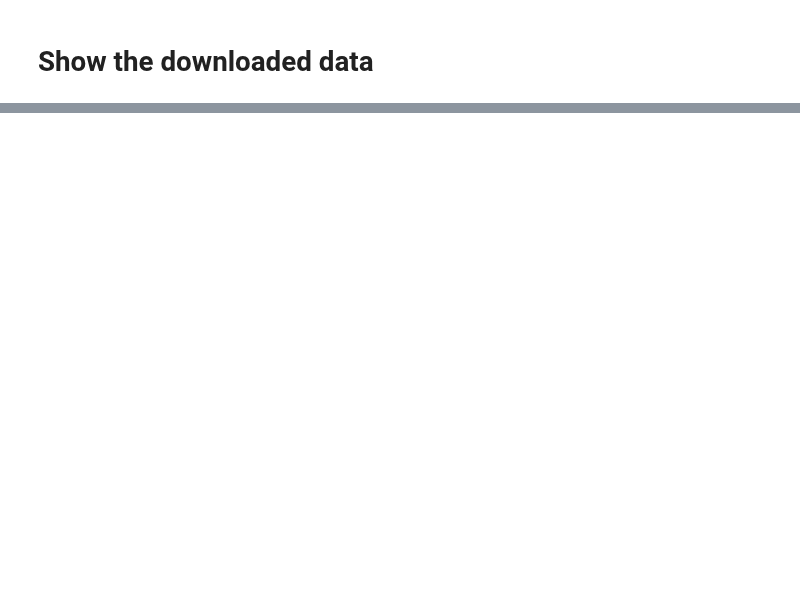
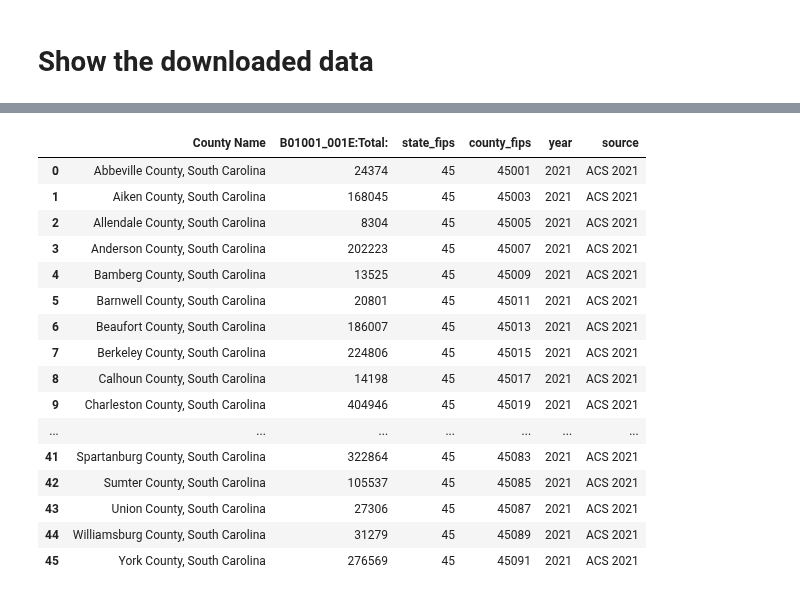
Before and after one commit to gladcolor/LLM-Find, a Jupyter notebook: LLM_Find.ipynb, the cells around one changed output, grey strips where cells are left out. Cells and saved outputs as stored; diff of their text form; code cells hidden in the pictures; blank space fills up the shorter version.

```diff
--- a/LLM_Find.ipynb
+++ b/LLM_Find.ipynb
@@ -567,11 +575,11 @@ Note: If you request the "latest" data in the task, LLMs may have difficult to k
 # '''
 
 # task_name = "Three Gorges Dam"
-downloaded_file_name = r'Three_Gorges_Dam.tif'
-saved_fname = os.path.join(os.getcwd(), "Downloaded_Data", downloaded_file_name)
-task = rf'''1. Download the satellite images of Three Gorges Dam in China at level 16.
-2. Save the downloaded data in geo-tiff format, save it at: {saved_fname}
-'''
+# downloaded_file_name = r'Three_Gorges_Dam.tif'
+# saved_fname = os.path.join(os.getcwd(), "Downloaded_Data", downloaded_file_name)
+# task = rf'''1. Download the satellite images of Three Gorges Dam in China at level 16.
+# 2. Save the downloaded data in geo-tiff format, save it at: {saved_fname}
+# '''
 # %% [markdown]
 ## Data source 7:  OpenTopography
 # %%
@@ -730,24 +890,42 @@ print("ext_name:", ext_name)
 # %%
 
 if ext_name == '.csv':
-    df = pd.read_csv(saved_fname, encoding='ISO-8859-1')
+    df = pd.read_csv(saved_fname, encoding='ISO-8859-1', dtype=object)
     results = df
 
 if ext_name == 'gpkg':
     gdf = gpd.read_file(saved_fname)
     results = gdf
     # gdf.plot()
     # gdf.explore()
 
 if selected_data_source == 'ESRI World Imagery (for Export)':
     results = Image.open(saved_fname)
 
 if selected_data_source == 'OpenTopography':
     results = Image.open(saved_fname)
     plt
 
 
 results
+# %% [output]
+|  | County Name | B01001_001E:Total: | state_fips | county_fips | year | source |
+| 0 | Abbeville County, South Carolina | 24374 | 45 | 45001 | 2021 | ACS 2021 |
+| 1 | Aiken County, South Carolina | 168045 | 45 | 45003 | 2021 | ACS 2021 |
+| 2 | Allendale County, South Carolina | 8304 | 45 | 45005 | 2021 | ACS 2021 |
+| 3 | Anderson County, South Carolina | 202223 | 45 | 45007 | 2021 | ACS 2021 |
+| 4 | Bamberg County, South Carolina | 13525 | 45 | 45009 | 2021 | ACS 2021 |
+| 5 | Barnwell County, South Carolina | 20801 | 45 | 45011 | 2021 | ACS 2021 |
+| 6 | Beaufort County, South Carolina | 186007 | 45 | 45013 | 2021 | ACS 2021 |
+| 7 | Berkeley County, South Carolina | 224806 | 45 | 45015 | 2021 | ACS 2021 |
+| 8 | Calhoun County, South Carolina | 14198 | 45 | 45017 | 2021 | ACS 2021 |
+| 9 | Charleston County, South Carolina | 404946 | 45 | 45019 | 2021 | ACS 2021 |
+| ... | ... | ... | ... | ... | ... | ... |
+| 41 | Spartanburg County, South Carolina | 322864 | 45 | 45083 | 2021 | ACS 2021 |
+| 42 | Sumter County, South Carolina | 105537 | 45 | 45085 | 2021 | ACS 2021 |
+| 43 | Union County, South Carolina | 27306 | 45 | 45087 | 2021 | ACS 2021 |
+| 44 | Williamsburg County, South Carolina | 31279 | 45 | 45089 | 2021 | ACS 2021 |
+| 45 | York County, South Carolina | 276569 | 45 | 45091 | 2021 | ACS 2021 |
 # %%
 # import leafmap.leafmap as leafmap
 import leafmap.foliumap as leafmap
```
Also changed, not shown: parts of 13 cells of this notebook, 3 other files.
